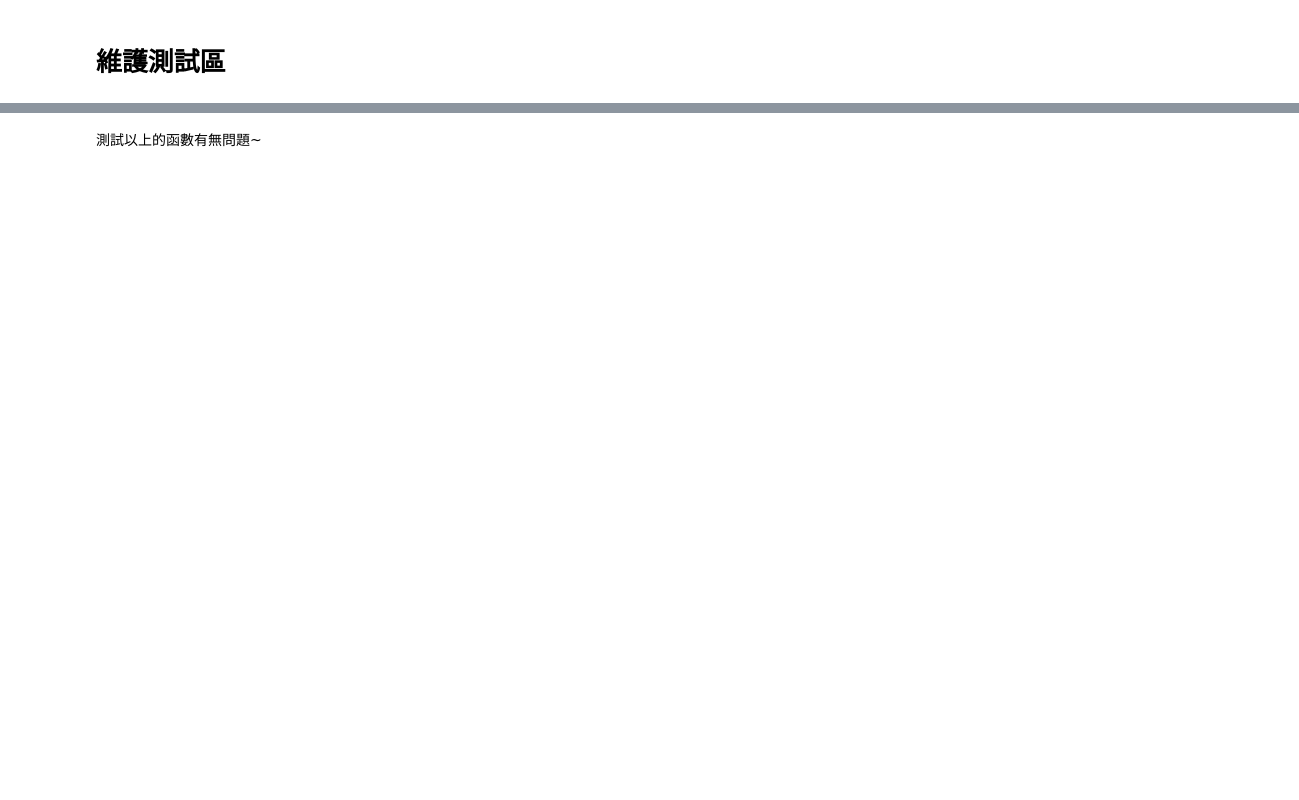
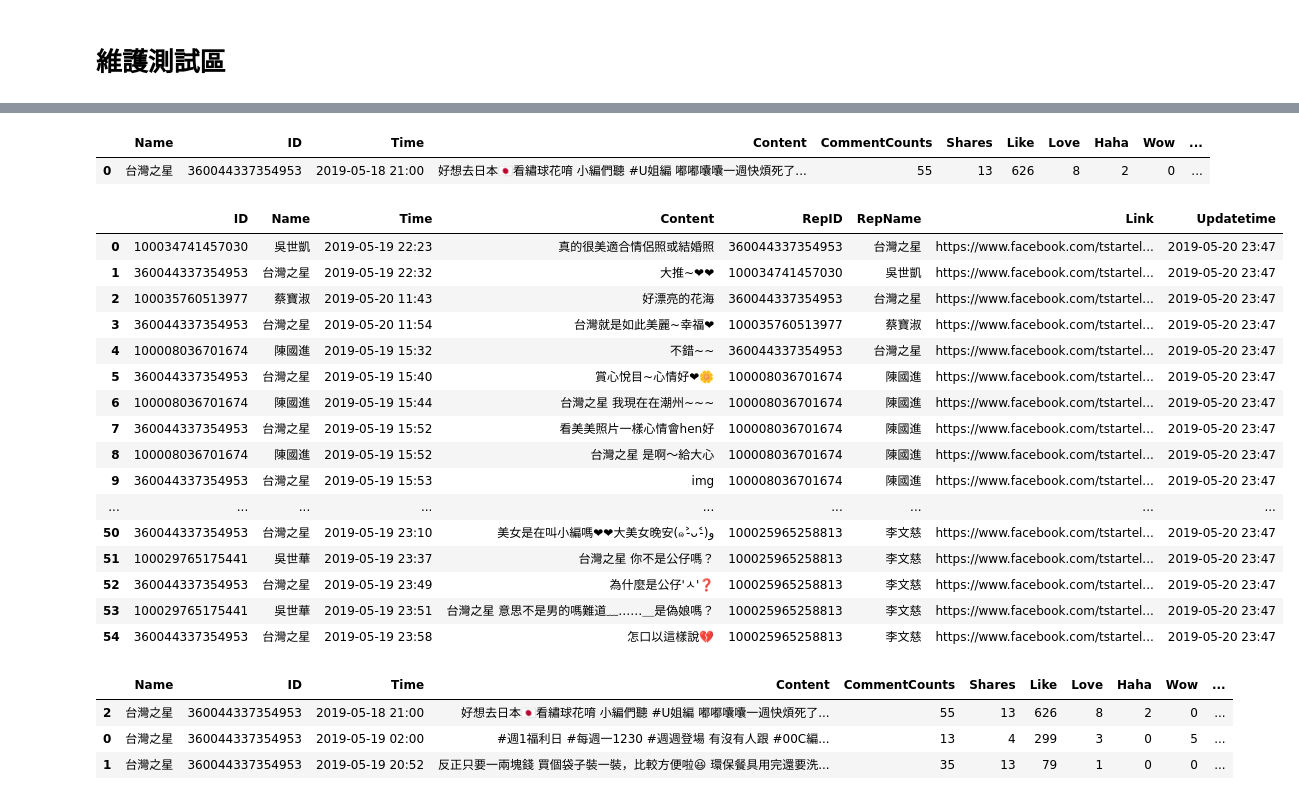
Before and after one commit to tlyu0419/FacebookCrawler, a Jupyter notebook: Facebook.ipynb, the cells around one changed output, grey strips where cells are left out. Saved outputs shown, nothing was run; the diff lists cells and outputs as text; code cells hidden in the pictures; blank space fills up the shorter version.

```diff
--- a/Facebook.ipynb
+++ b/Facebook.ipynb
@@ -1242,0 +1258,6 @@ Comments.to_excel('C:/Users/TL_Yu/Desktop/Comments.xlsx')
+# %%
+driver = webdriver.Chrome()
+driver.get('https://www.facebook.com/')
+# print(driver.get_cookies())
+driver.delete_all_cookies()
+driver.add_cookie({'domain': '.facebook.com', 'expiry': 1558752322, 'httpOnly': False, 'name': 'locale', 'path': '/', 'secure': True, 'value': 'en_US'})
@@ -1245,3 +1282,4 @@ PostExpand(driver.current_url)
 # %%
 soup = BeautifulSoup(driver.page_source)
-PostComments(soup)
+nPost = PostInfo(soup)
+nComments = PostComments(soup)
@@ -1393,2 +1286,33 @@ IndentationError: expected an indented block (<ipython-input-38-c69182ca96aa>, l
-# %% [markdown]
-測試以上的函數有無問題~
+# %%
+nPost
+# %% [output]
+|  | Name | ID | Time | Content | CommentCounts | Shares | Like | Love | Haha | Wow | ... |
+| 0 | 台灣之星 | 360044337354953 | 2019-05-18 21:00 | 好想去日本🇯🇵看繡球花唷 小編們聽 #U姐編 嘟嘟囔囔一週快煩死了... | 55 | 13 | 626 | 8 | 2 | 0 | ... |
+# %%
+nComments
+# %% [output]
+|  | ID | Name | Time | Content | RepID | RepName | Link | Updatetime |
+| 0 | 100034741457030 | 吳世凱 | 2019-05-19 22:23 | 真的很美適合情侶照或結婚照 | 360044337354953 | 台灣之星 | https://www.facebook.com/tstartel... | 2019-05-20 23:47 |
+| 1 | 360044337354953 | 台灣之星 | 2019-05-19 22:32 | 大推~❤❤ | 100034741457030 | 吳世凱 | https://www.facebook.com/tstartel... | 2019-05-20 23:47 |
+| 2 | 100035760513977 | 蔡寶淑 | 2019-05-20 11:43 | 好漂亮的花海 | 360044337354953 | 台灣之星 | https://www.facebook.com/tstartel... | 2019-05-20 23:47 |
+| 3 | 360044337354953 | 台灣之星 | 2019-05-20 11:54 | 台灣就是如此美麗~幸福❤ | 100035760513977 | 蔡寶淑 | https://www.facebook.com/tstartel... | 2019-05-20 23:47 |
+| 4 | 100008036701674 | 陳國進 | 2019-05-19 15:32 | 不錯~~ | 360044337354953 | 台灣之星 | https://www.facebook.com/tstartel... | 2019-05-20 23:47 |
+| 5 | 360044337354953 | 台灣之星 | 2019-05-19 15:40 | 賞心悅目~心情好❤🌼 | 100008036701674 | 陳國進 | https://www.facebook.com/tstartel... | 2019-05-20 23:47 |
+| 6 | 100008036701674 | 陳國進 | 2019-05-19 15:44 | 台灣之星 我現在在潮州~~~ | 100008036701674 | 陳國進 | https://www.facebook.com/tstartel... | 2019-05-20 23:47 |
+| 7 | 360044337354953 | 台灣之星 | 2019-05-19 15:52 | 看美美照片一樣心情會hen好 | 100008036701674 | 陳國進 | https://www.facebook.com/tstartel... | 2019-05-20 23:47 |
+| 8 | 100008036701674 | 陳國進 | 2019-05-19 15:52 | 台灣之星 是啊～給大心 | 100008036701674 | 陳國進 | https://www.facebook.com/tstartel... | 2019-05-20 23:47 |
+| 9 | 360044337354953 | 台灣之星 | 2019-05-19 15:53 | img | 100008036701674 | 陳國進 | https://www.facebook.com/tstartel... | 2019-05-20 23:47 |
+| ... | ... | ... | ... | ... | ... | ... | ... | ... |
+| 50 | 360044337354953 | 台灣之星 | 2019-05-19 23:10 | 美女是在叫小編嗎❤❤大美女晚安(๑˃̵ᴗ˂̵)ﻭ | 100025965258813 | 李文慈 | https://www.facebook.com/tstartel... | 2019-05-20 23:47 |
+| 51 | 100029765175441 | 吳世華 | 2019-05-19 23:37 | 台灣之星 你不是公仔嗎？ | 100025965258813 | 李文慈 | https://www.facebook.com/tstartel... | 2019-05-20 23:47 |
+| 52 | 360044337354953 | 台灣之星 | 2019-05-19 23:49 | 為什麼是公仔'ㅅ'❓ | 100025965258813 | 李文慈 | https://www.facebook.com/tstartel... | 2019-05-20 23:47 |
+| 53 | 100029765175441 | 吳世華 | 2019-05-19 23:51 | 台灣之星 意思不是男的嗎難道﹏……＿是偽娘嗎？ | 100025965258813 | 李文慈 | https://www.facebook.com/tstartel... | 2019-05-20 23:47 |
+| 54 | 360044337354953 | 台灣之星 | 2019-05-19 23:58 | 怎口以這樣說💔 | 100025965258813 | 李文慈 | https://www.facebook.com/tstartel... | 2019-05-20 23:47 |
+# %%
+Posts = UpdateData(DateFrame_o = Posts, DateFrame_n = nPost)
+Posts
+# %% [output]
+|  | Name | ID | Time | Content | CommentCounts | Shares | Like | Love | Haha | Wow | ... |
+| 2 | 台灣之星 | 360044337354953 | 2019-05-18 21:00 | 好想去日本🇯🇵看繡球花唷 小編們聽 #U姐編 嘟嘟囔囔一週快煩死了... | 55 | 13 | 626 | 8 | 2 | 0 | ... |
+| 0 | 台灣之星 | 360044337354953 | 2019-05-19 02:00 | #週1福利日 #每週一1230 #週週登場 有沒有人跟 #00C編... | 13 | 4 | 299 | 3 | 0 | 5 | ... |
+| 1 | 台灣之星 | 360044337354953 | 2019-05-19 20:52 | 反正只要一兩塊錢 買個袋子裝一裝，比較方便啦😆 環保餐具用完還要洗... | 35 | 13 | 79 | 1 | 0 | 0 | ... |
```
Also changed, not shown: parts of 22 cells of this notebook.
